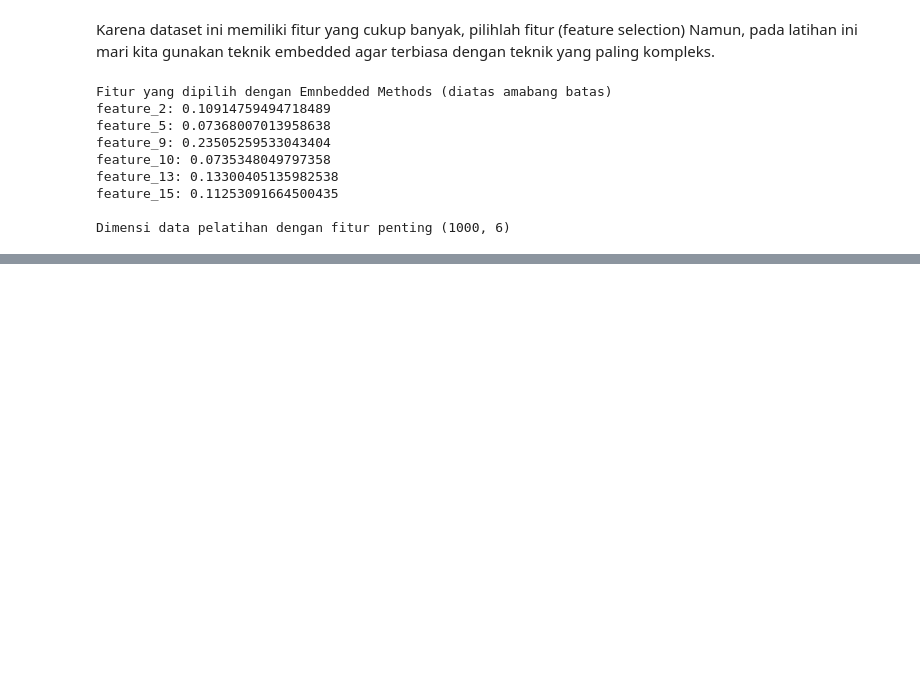
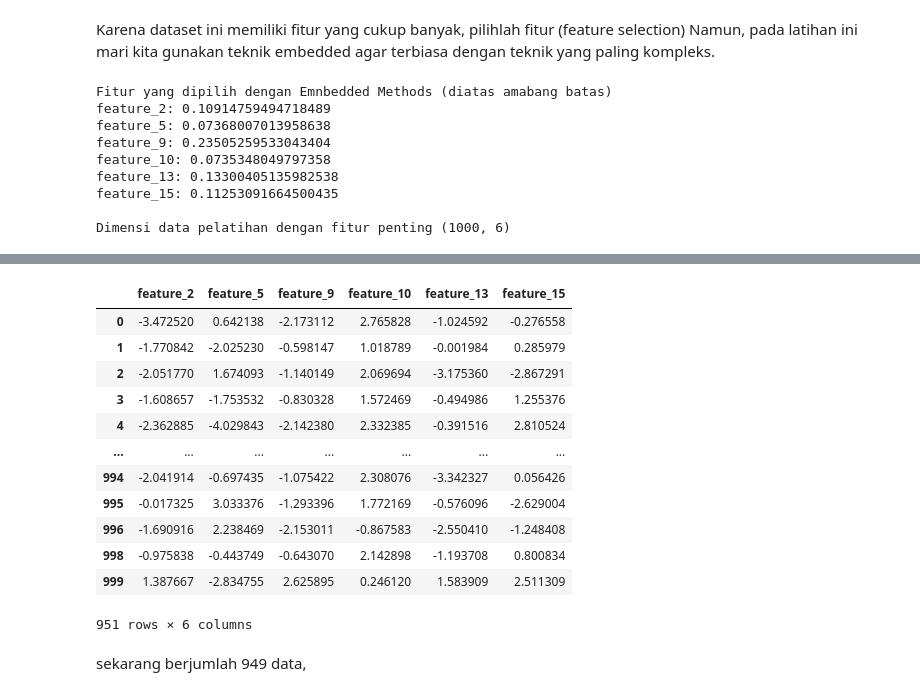
Before and after one commit to Luseat/feature_enginering, a Jupyter notebook: Latihan_Studi_Kasus_Feature_Engineering.ipynb, the cells around one changed output, grey strips where cells are left out. Drawn from its saved outputs; the diff is of its cells as text; code cells hidden in the pictures; blank space fills up the shorter version.

```diff
--- a/Latihan_Studi_Kasus_Feature_Engineering.ipynb
+++ b/Latihan_Studi_Kasus_Feature_Engineering.ipynb
@@ -103,0 +124,12 @@ Dimensi data pelatihan dengan fitur penting (1000, 6)
+# %%
+from sklearn.preprocessing import LabelEncoder
+
+label_encoder = LabelEncoder()
+# Melakukan Encoding untuk fitur 12
+X_Selected['Fitur_12'] = label_encoder.fit_transform(X_Selected['Fitur_12'])
+# print(label_encoder.inverse_transform(X_Selected[['Fitur_12']]))
+# Melakukan Encoding untuk fitur 13
+X_Selected['Fitur_13'] = label_encoder.fit_transform(X_Selected['Fitur_13'])
+# print(label_encoder.inverse_transform(X_Selected[['Fitur_13']]))
+
+print(X_Selected)
@@ -103,0 +154,44 @@ Dimensi data pelatihan dengan fitur penting (1000, 6)
+# %%
+import matplotlib.pyplot as plt
+import seaborn as sns
+import pandas as pd
+
+
+# Memilih kolom numerik
+numeric_columns = X_Selected.select_dtypes(include=['int64', 'float64']).columns
+numeric_columns = numeric_columns.drop(['Fitur_12', 'Fitur_13'])
+
+# Membuat salinan data untuk menjaga data asli tetap utuh
+X_cleaned = X_important.copy()
+# %%
+for col in numeric_columns:
+  # Melihat outlier dengan IQR (Interquartile Range)
+  Q1 = X_cleaned[col].quantile(0.25)
+  Q3 = X_cleaned[col].quantile(0.75)
+  IQR = Q3 - Q1
+  lower_bound = Q1 - 1.5 * IQR
+  upper_bound = Q3 + 1.5 * IQR
+
+  #Identifikasi Outlier
+  Outliers = X_cleaned[(X_cleaned[col] < lower_bound) | (X_cleaned[col] > upper_bound)]
+
+  # Menghapus outlier dari DataFrame
+  X_cleaned = X_cleaned.drop(Outliers.index)
+# %%
+X_cleaned
+# %% [output]
+|  | feature_2 | feature_5 | feature_9 | feature_10 | feature_13 | feature_15 |
+| 0 | -3.472520 | 0.642138 | -2.173112 | 2.765828 | -1.024592 | -0.276558 |
+| 1 | -1.770842 | -2.025230 | -0.598147 | 1.018789 | -0.001984 | 0.285979 |
+| 2 | -2.051770 | 1.674093 | -1.140149 | 2.069694 | -3.175360 | -2.867291 |
+| 3 | -1.608657 | -1.753532 | -0.830328 | 1.572469 | -0.494986 | 1.255376 |
+| 4 | -2.362885 | -4.029843 | -2.142380 | 2.332385 | -0.391516 | 2.810524 |
+| ... | ... | ... | ... | ... | ... | ... |
+| 994 | -2.041914 | -0.697435 | -1.075422 | 2.308076 | -3.342327 | 0.056426 |
+| 995 | -0.017325 | 3.033376 | -1.293396 | 1.772169 | -0.576096 | -2.629004 |
+| 996 | -1.690916 | 2.238469 | -2.153011 | -0.867583 | -2.550410 | -1.248408 |
+| 998 | -0.975838 | -0.443749 | -0.643070 | 2.142898 | -1.193708 | 0.800834 |
+| 999 | 1.387667 | -2.834755 | 2.625895 | 0.246120 | 1.583909 | 2.511309 |
+951 rows × 6 columns
+# %% [markdown]
+sekarang berjumlah 949 data,
```
Also changed, not shown: parts of 4 cells of this notebook.
